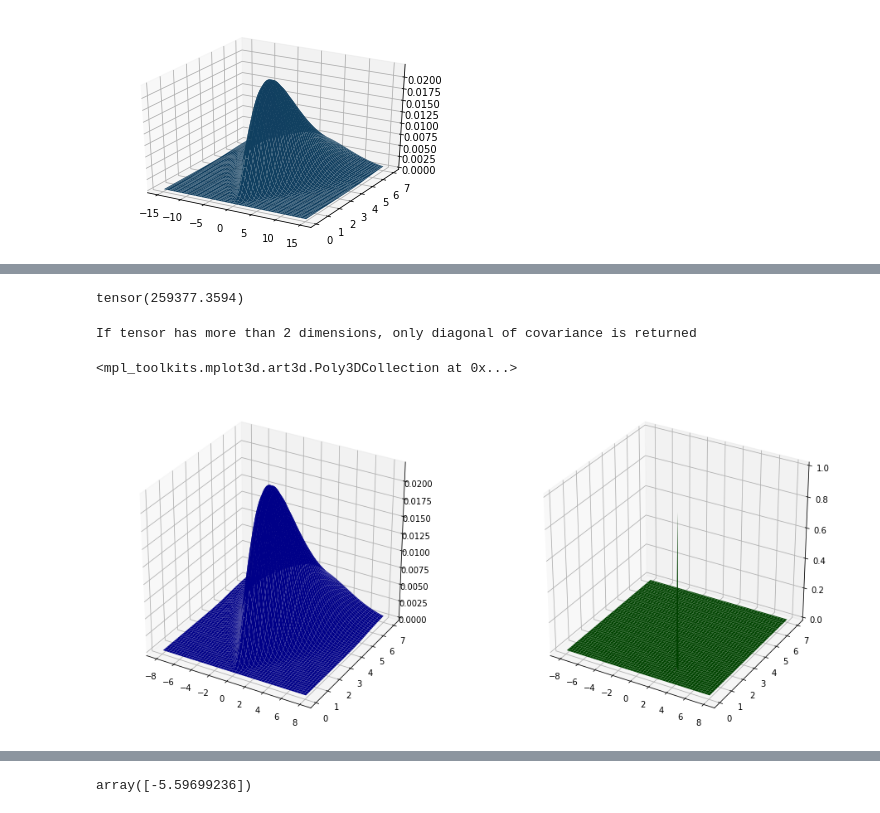
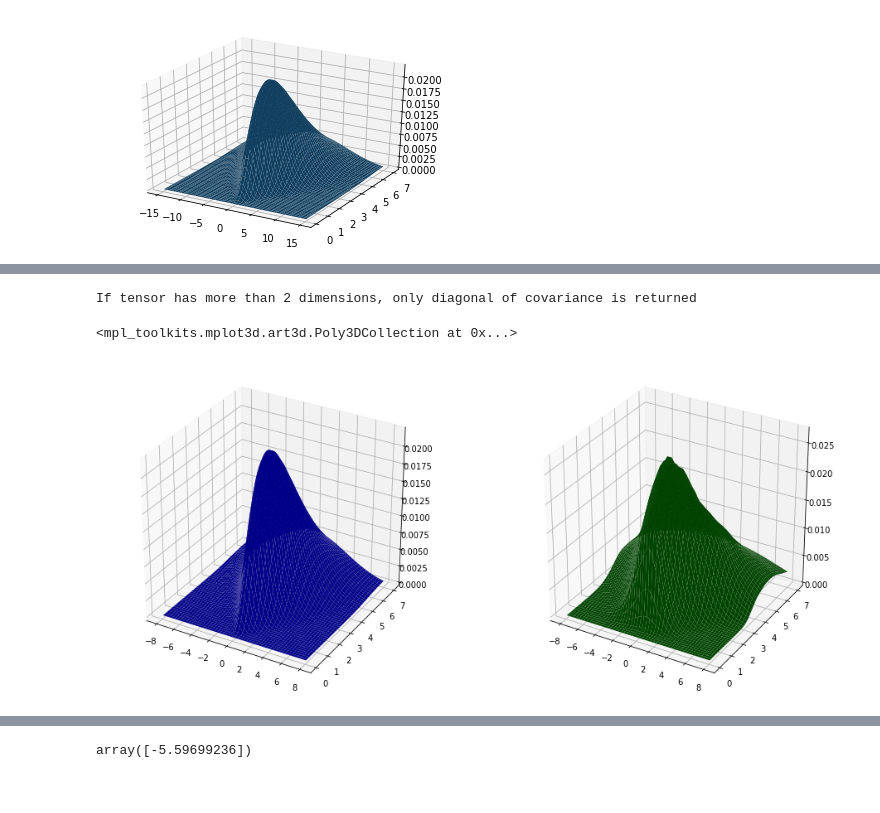
Before and after one commit to DFNaiff/BVBQ, a Jupyter notebook: toybox/bvbq_torch_warped_params_interface-Copy1.ipynb, the cells around one changed output, grey strips where cells are left out. Saved outputs shown, nothing was run; the diff lists cells and outputs as text; code cells hidden in the pictures.

```diff
--- a/toybox/bvbq_torch_warped_params_interface-Copy1.ipynb
+++ b/toybox/bvbq_torch_warped_params_interface-Copy1.ipynb
@@ -109,20 +108,16 @@ ax2.scatter(bvbq.warped_eval_params[ndata:,0],bvbq.warped_eval_params[ndata:,1],
-# %%
-bvbq.logprobgp.kernel_matrix_condition_number()
-# %% [output]
-tensor(259377.3594)
 # %%
 fig = plt.figure(figsize=(16,16))
 ax1 = fig.add_subplot(221,projection='3d')
 ax3 = fig.add_subplot(222,projection='3d')
 sigma_plot,mu_plot = np.meshgrid(np.linspace(0,7,101)[1:],np.linspace(-8,8))
 zplot3 = baselogprob({'mu':mu_plot,'sigma':sigma_plot})
 zplot3 = bvbq.surrogate_prediction({'mu':mu_plot[...,None],'sigma':sigma_plot[...,None]}).numpy()
 ax1.plot_surface(mu_plot,sigma_plot,np.exp(zplot),color='blue',alpha=1.0)
-ax3.plot_surface(mu_plot,sigma_plot,np.exp(zplot3-np.max(zplot3)),color='green',alpha=1.0)
+ax3.plot_surface(mu_plot,sigma_plot,np.exp(zplot3),color='green',alpha=1.0)
 # %% [output]
 If tensor has more than 2 dimensions, only diagonal of covariance is returned
 <mpl_toolkits.mplot3d.art3d.Poly3DCollection at 0x...>
-[figure, old version]
+[figure, new version]
 # %%
 for i in range(50):
     bvbq.update_distribution()
```
Also changed, not shown: parts of 9 cells of this notebook, 1 other file.
